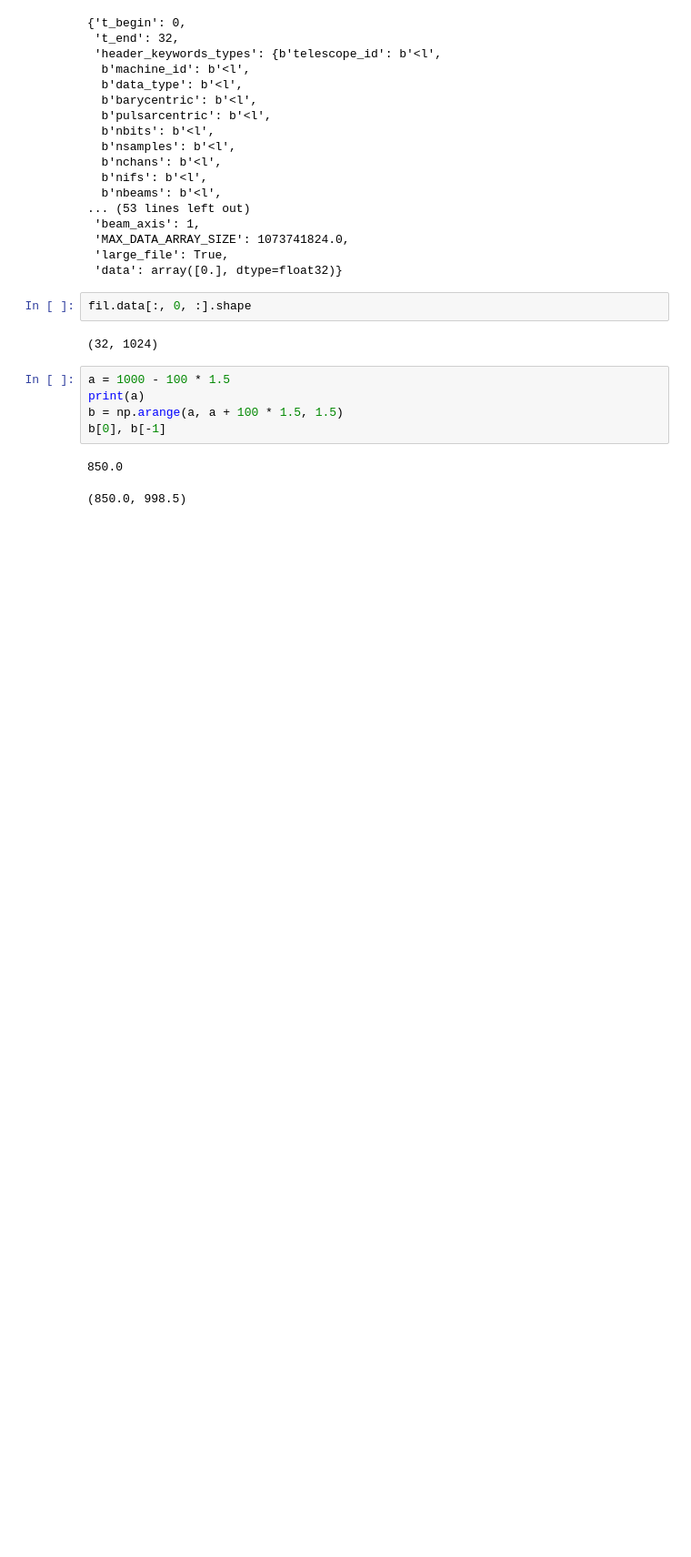
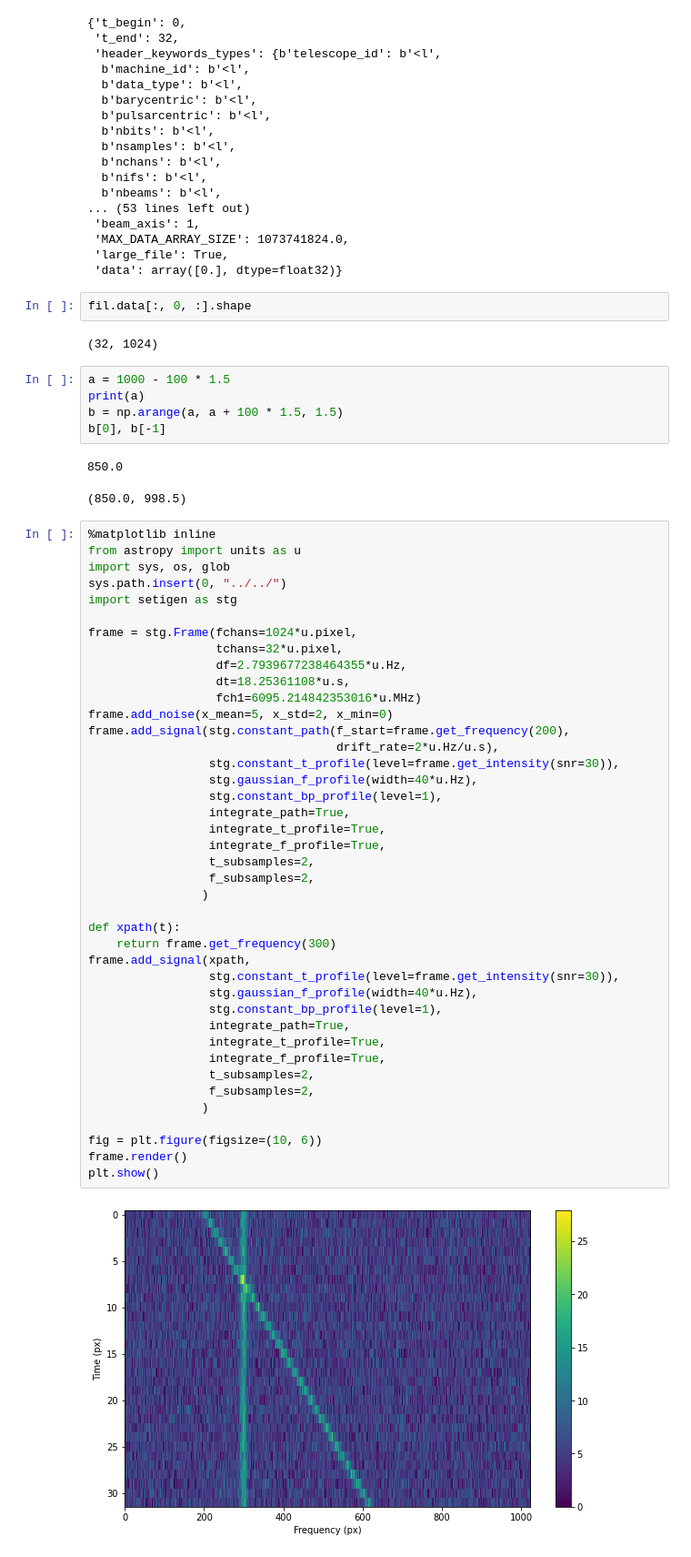
Before and after one commit to bbrzycki/setigen, a Jupyter notebook: jupyter-notebooks/development/Working with Observational Frames.ipynb, the cells around one changed output. Shown at 91% size. Cells and saved outputs as stored; diff of their text form; blank space fills up the shorter version.

Commit message:
Add integration of f_profile in add_signal; update time integration parameters

```diff
--- a/jupyter-notebooks/development/Working with Observational Frames.ipynb
+++ b/jupyter-notebooks/development/Working with Observational Frames.ipynb
@@ -485,3 +485,46 @@ b[0], b[-1]
 # %% [output]
 850.0
 (850.0, 998.5)
+# %%
+%matplotlib inline
+from astropy import units as u
+import sys, os, glob
+sys.path.insert(0, "../../")
+import setigen as stg
+
+frame = stg.Frame(fchans=1024*u.pixel,
+                  tchans=32*u.pixel,
+                  df=2.7939677238464355*u.Hz,
+                  dt=18.25361108*u.s,
+                  fch1=6095.214842353016*u.MHz)
+frame.add_noise(x_mean=5, x_std=2, x_min=0)
+frame.add_signal(stg.constant_path(f_start=frame.get_frequency(200),
+                                   drift_rate=2*u.Hz/u.s),
+                 stg.constant_t_profile(level=frame.get_intensity(snr=30)),
+                 stg.gaussian_f_profile(width=40*u.Hz),
+                 stg.constant_bp_profile(level=1),
+                 integrate_path=True,
+                 integrate_t_profile=True,
+                 integrate_f_profile=True,
+                 t_subsamples=2,
+                 f_subsamples=2,
+                )
+
+def xpath(t):
+    return frame.get_frequency(300)
+frame.add_signal(xpath,
+                 stg.constant_t_profile(level=frame.get_intensity(snr=30)),
+                 stg.gaussian_f_profile(width=40*u.Hz),
+                 stg.constant_bp_profile(level=1),
+                 integrate_path=True,
+                 integrate_t_profile=True,
+                 integrate_f_profile=True,
+                 t_subsamples=2,
+                 f_subsamples=2,
+                )
+
+fig = plt.figure(figsize=(10, 6))
+frame.render()
+plt.show()
+# %% [output]
+[figure, added]
```
Also changed, not shown: parts of 3 cells of this notebook, 1 other file.
